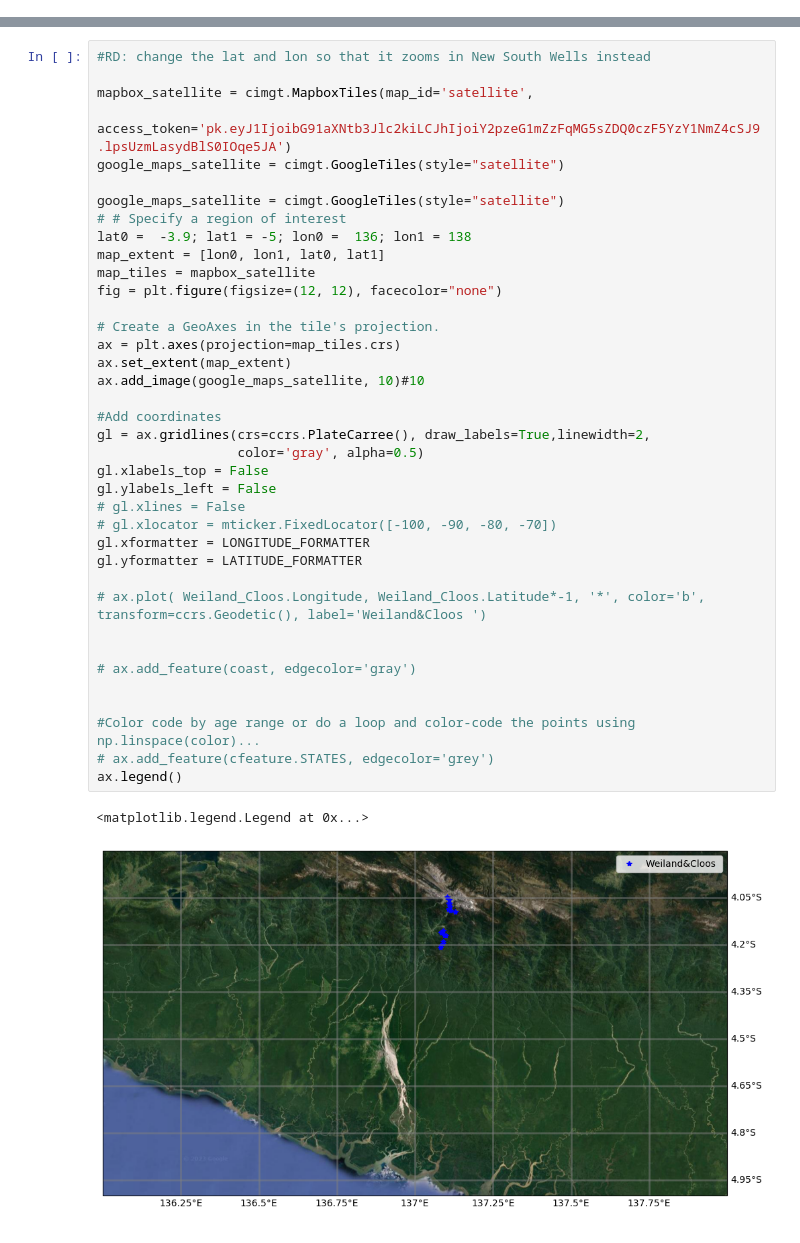
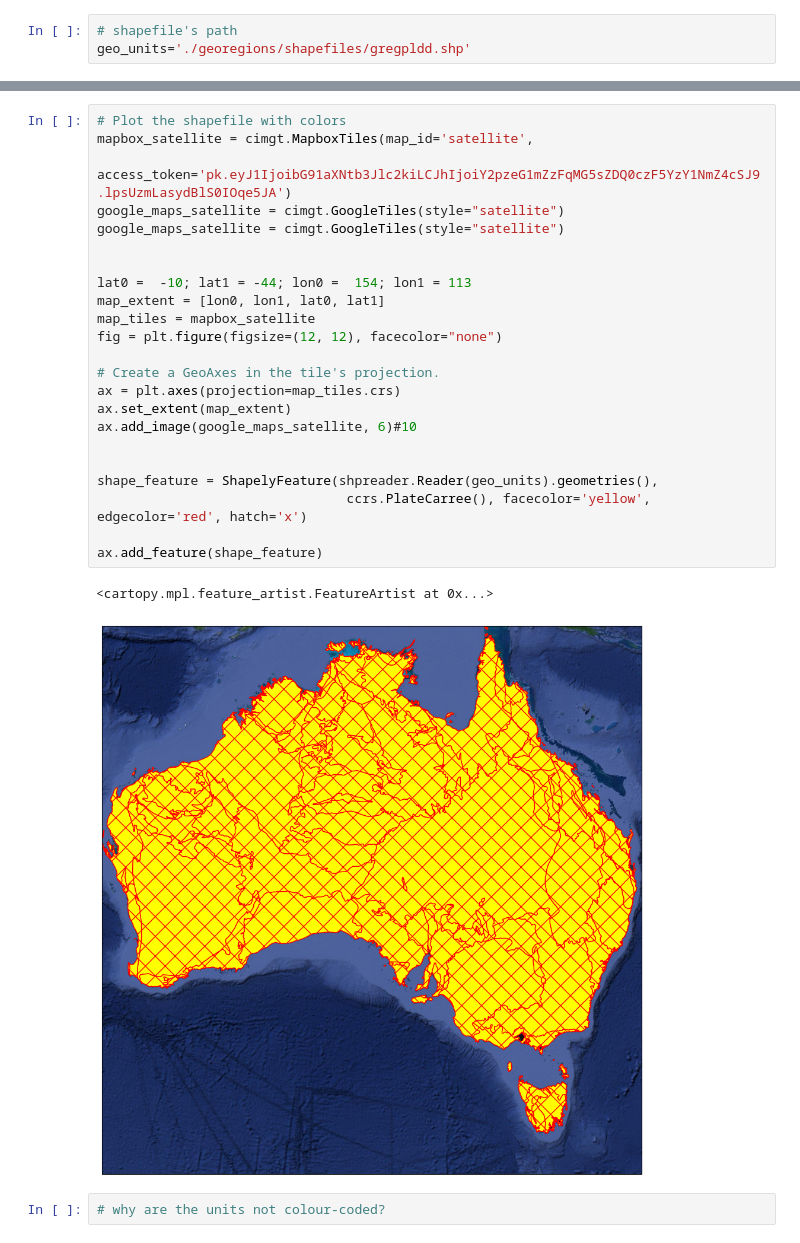
Before and after one commit to saraemp/Python_for_Geoscientists_Exercise2, a Jupyter notebook: Visualizing_geologic_maps.ipynb, the cells around one changed output, grey strips where cells are left out. Cells and saved outputs as stored; diff of their text form.

Commit message:
geologic regions

```diff
--- a/Visualizing_geologic_maps.ipynb
+++ b/Visualizing_geologic_maps.ipynb
@@ -76 +37,4 @@ ax.legend(loc='lower left')
+# %%
+# shapefile's path
+geo_units='./georegions/shapefiles/gregpldd.shp'
 # %%
@@ -92,41 +67,28 @@ ax.add_image(google_maps_satellite, 6)#10
 # %%
-#RD: change the lat and lon so that it zooms in New South Wells instead
-
+# Plot the shapefile with colors
 mapbox_satellite = cimgt.MapboxTiles(map_id='satellite',
                                      access_token='pk.eyJ1IjoibG91aXNtb3Jlc2kiLCJhIjoiY2pzeG1mZzFqMG5sZDQ0czF5YzY1NmZ4cSJ9.lpsUzmLasydBlS0IOqe5JA')
 google_maps_satellite = cimgt.GoogleTiles(style="satellite")
+google_maps_satellite = cimgt.GoogleTiles(style="satellite")
 
-google_maps_satellite = cimgt.GoogleTiles(style="satellite")
-# # Specify a region of interest
-lat0 =  -3.9; lat1 = -5; lon0 =  136; lon1 = 138
+
+lat0 =  -10; lat1 = -44; lon0 =  154; lon1 = 113
 map_extent = [lon0, lon1, lat0, lat1]
 map_tiles = mapbox_satellite
 fig = plt.figure(figsize=(12, 12), facecolor="none")
 
 # Create a GeoAxes in the tile's projection.
 ax = plt.axes(projection=map_tiles.crs)
 ax.set_extent(map_extent)
-ax.add_image(google_maps_satellite, 10)#10
-
-#Add coordinates
-gl = ax.gridlines(crs=ccrs.PlateCarree(), draw_labels=True,linewidth=2,
-                  color='gray', alpha=0.5)
-gl.xlabels_top = False
-gl.ylabels_left = False
-# gl.xlines = False
-# gl.xlocator = mticker.FixedLocator([-100, -90, -80, -70])
-gl.xformatter = LONGITUDE_FORMATTER
-gl.yformatter = LATITUDE_FORMATTER
-
-# ax.plot( Weiland_Cloos.Longitude, Weiland_Cloos.Latitude*-1, '*', color='b', transform=ccrs.Geodetic(), label='Weiland&Cloos ')
+ax.add_image(google_maps_satellite, 6)#10
 
 
-# ax.add_feature(coast, edgecolor='gray')
+shape_feature = ShapelyFeature(shpreader.Reader(geo_units).geometries(),
+                                ccrs.PlateCarree(), facecolor='yellow', edgecolor='red', hatch='x')
 
-
-#Color code by age range or do a loop and color-code the points using np.linspace(color)...
-# ax.add_feature(cfeature.STATES, edgecolor='grey')
-ax.legend()
+ax.add_feature(shape_feature)
 # %% [output]
-<matplotlib.legend.Legend at 0x...>
+<cartopy.mpl.feature_artist.FeatureArtist at 0x...>
-[figure, old version]
+[figure, new version]
+# %%
+# why are the units not colour-coded?
```
Also changed, not shown: parts of 15 cells of this notebook, 29 other files.
